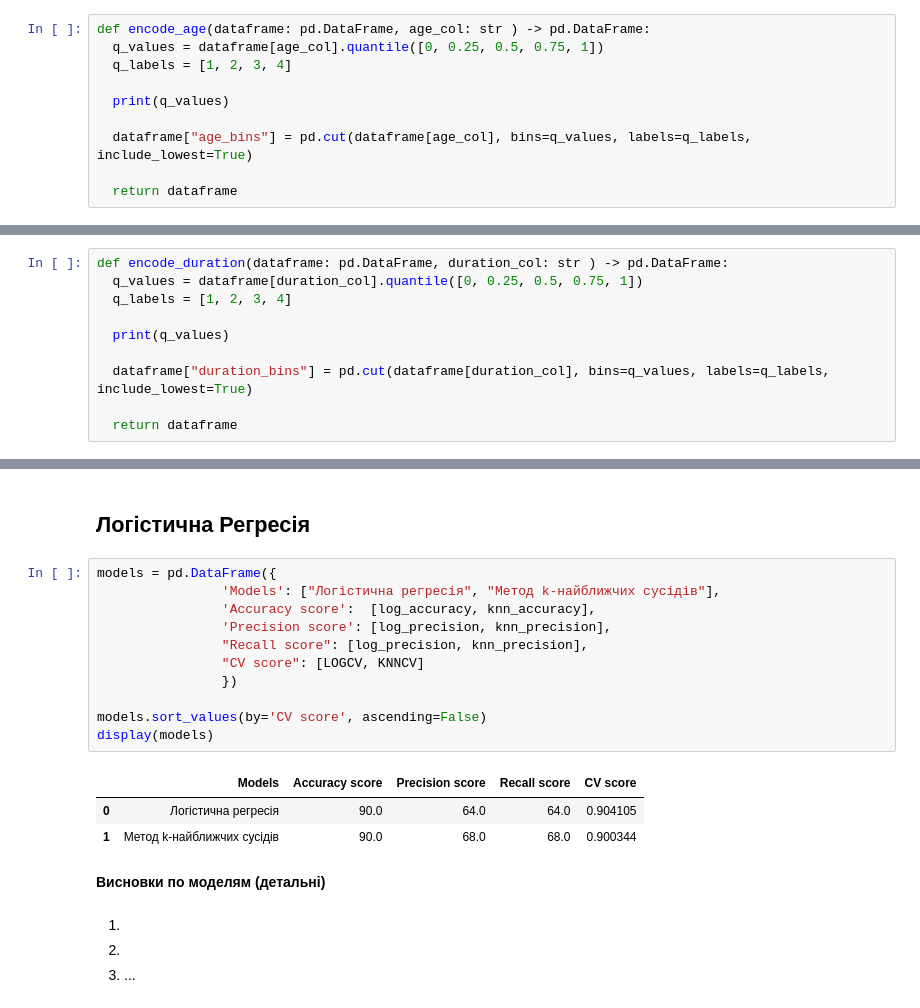
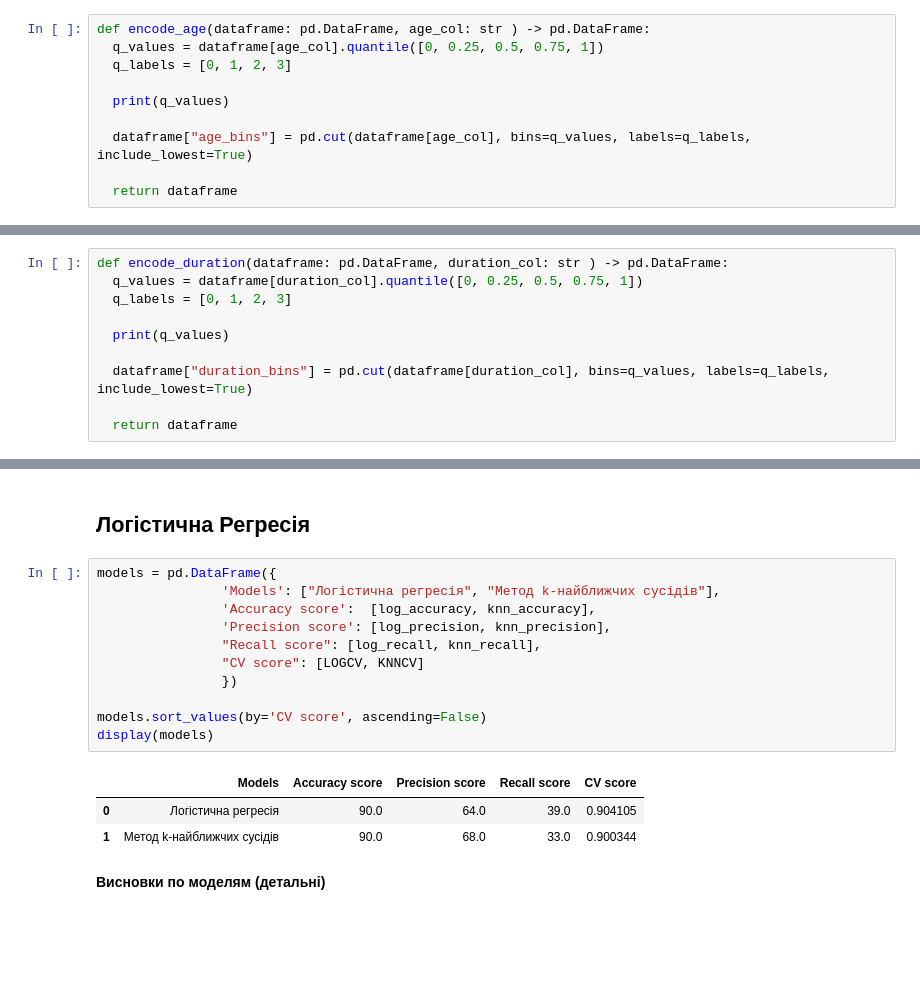
Before and after one commit to HumnytskaLiza/ai-labs, a Jupyter notebook: task5/Task5_Classification_liza_humnytska.ipynb, the cells around one changed output, grey strips where cells are left out. Cells and saved outputs as stored; diff of their text form; blank space fills up the shorter version.

```diff
--- a/task5/Task5_Classification_liza_humnytska.ipynb
+++ b/task5/Task5_Classification_liza_humnytska.ipynb
@@ -393,7 +414,7 @@ dtype: int64
 # %%
 def encode_age(dataframe: pd.DataFrame, age_col: str ) -> pd.DataFrame:
   q_values = dataframe[age_col].quantile([0, 0.25, 0.5, 0.75, 1])
-  q_labels = [1, 2, 3, 4]
+  q_labels = [0, 1, 2, 3]
 
   print(q_values)
 
@@ -495,7 +529,7 @@ display(bank_relat.head(3))
 # %%
 def encode_duration(dataframe: pd.DataFrame, duration_col: str ) -> pd.DataFrame:
   q_values = dataframe[duration_col].quantile([0, 0.25, 0.5, 0.75, 1])
-  q_labels = [1, 2, 3, 4]
+  q_labels = [0, 1, 2, 3]
 
   print(q_values)
 
@@ -737,21 +780,17 @@ KNNCV score: 0.9003437282497139
 # %%
 models = pd.DataFrame({
                 'Models': ["Логістична регресія", "Метод k-найближчих сусідів"],
                 'Accuracy score':  [log_accuracy, knn_accuracy],
                 'Precision score': [log_precision, knn_precision],
-                "Recall score": [log_precision, knn_precision],
+                "Recall score": [log_recall, knn_recall],
                 "CV score": [LOGCV, KNNCV]
                 })
 
 models.sort_values(by='CV score', ascending=False)
 display(models)
 # %% [output]
 |  | Models | Accuracy score | Precision score | Recall score | CV score |
-| 0 | Логістична регресія | 90.0 | 64.0 | 64.0 | 0.904105 |
-| 1 | Метод k-найближчих сусідів | 90.0 | 68.0 | 68.0 | 0.900344 |
+| 0 | Логістична регресія | 90.0 | 64.0 | 39.0 | 0.904105 |
+| 1 | Метод k-найближчих сусідів | 90.0 | 68.0 | 33.0 | 0.900344 |
 # %% [markdown]
 **Висновки по моделям (детальні)**
-# %% [markdown]
-1.
-2.
-3. ...
```
Also changed, not shown: parts of 22 cells of this notebook.
